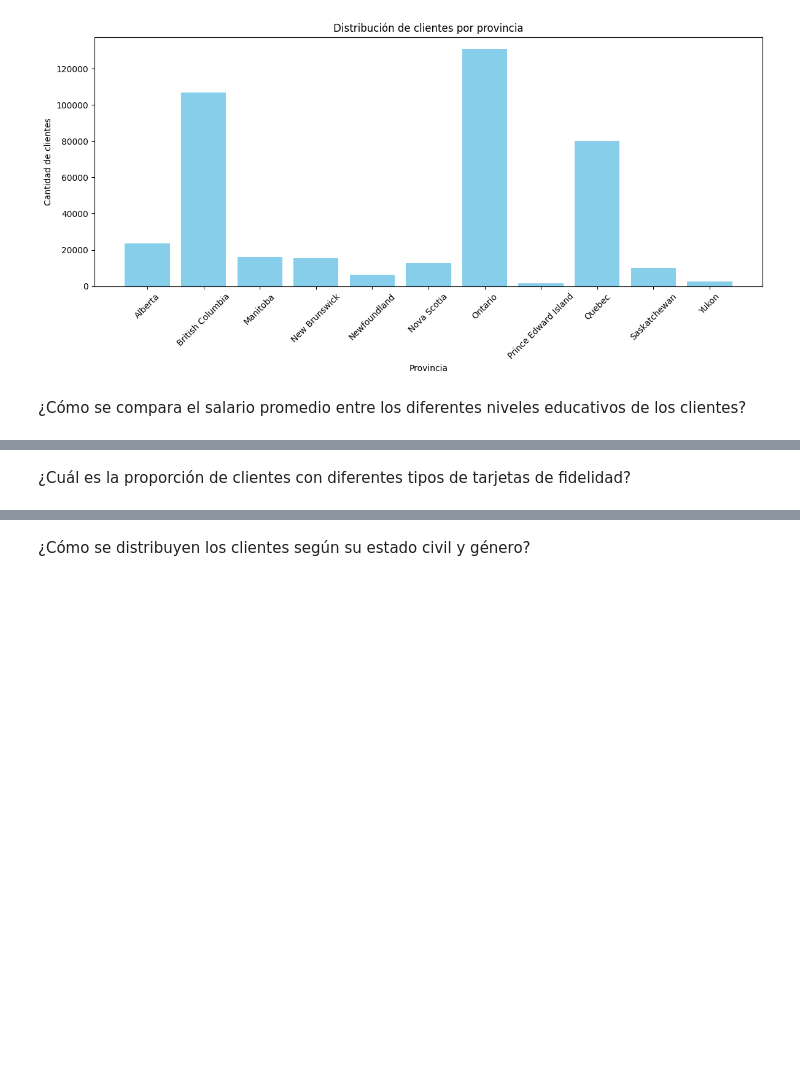
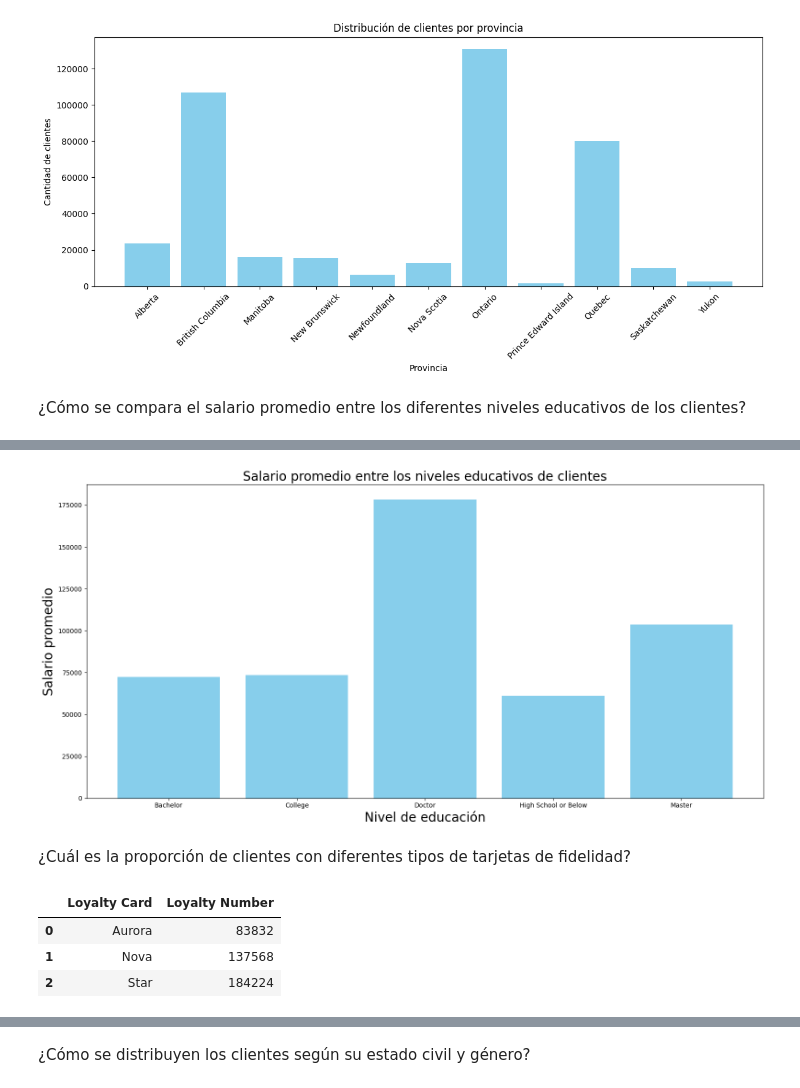
Before and after one commit to Adalab/bda-modulo-3-evaluacion-final-FrancaTortaroloo, a Jupyter notebook: Respuestas.ipynb, the cells around one changed output, grey strips where cells are left out. Saved outputs shown, nothing was run; the diff lists cells and outputs as text; code cells hidden in the pictures; blank space fills up the shorter version.

Commit message:
agregando visualizaciones

```diff
--- a/Respuestas.ipynb
+++ b/Respuestas.ipynb
@@ -349,3 +305,8 @@ plt.show()
 [figure]
 # %% [markdown]
  ¿Cómo se compara el salario promedio entre los diferentes niveles educativos de los clientes?
+# %%
+#Agrupar para facilitar la visualizacion
+
+grouped_df = merge.groupby('Education')['Salary'].mean().reset_index()
+grouped_df
@@ -352,2 +320,28 @@ plt.show()
+# %%
+# Crear el gráfico de barras
+plt.figure(figsize=(16, 8))
+plt.bar(grouped_df['Education'], grouped_df['Salary'], color='skyblue')
+
+# Añadir títulos y etiquetas
+plt.title('Salario promedio entre los niveles educativos de clientes', fontsize=20)
+plt.xlabel('Nivel de educación', fontsize=20)
+plt.ylabel('Salario promedio', fontsize=20)
+
+
+# Mostrar el gráfico
+plt.tight_layout()
+plt.show()
+# %% [output]
+[figure, added]
 # %% [markdown]
 ¿Cuál es la proporción de clientes con diferentes tipos de tarjetas de fidelidad?
+# %%
+#Agrupar para facilitar la visualizacion
+
+grouped_df = merge.groupby('Loyalty Card')['Loyalty Number'].count().reset_index()
+grouped_df
+# %% [output]
+|  | Loyalty Card | Loyalty Number |
+| 0 | Aurora | 83832 |
+| 1 | Nova | 137568 |
+| 2 | Star | 184224 |
```
Also changed, not shown: parts of 4 cells of this notebook.
